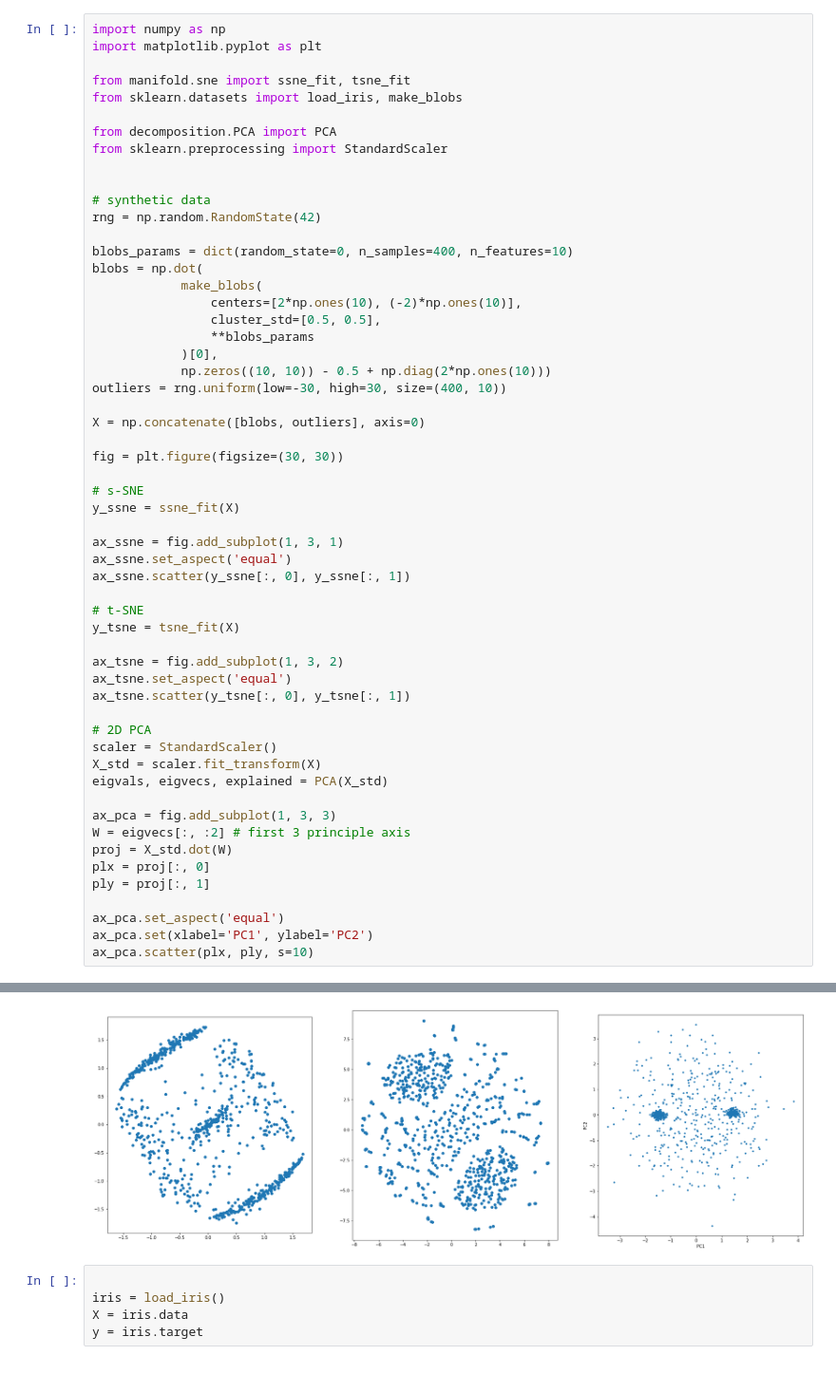
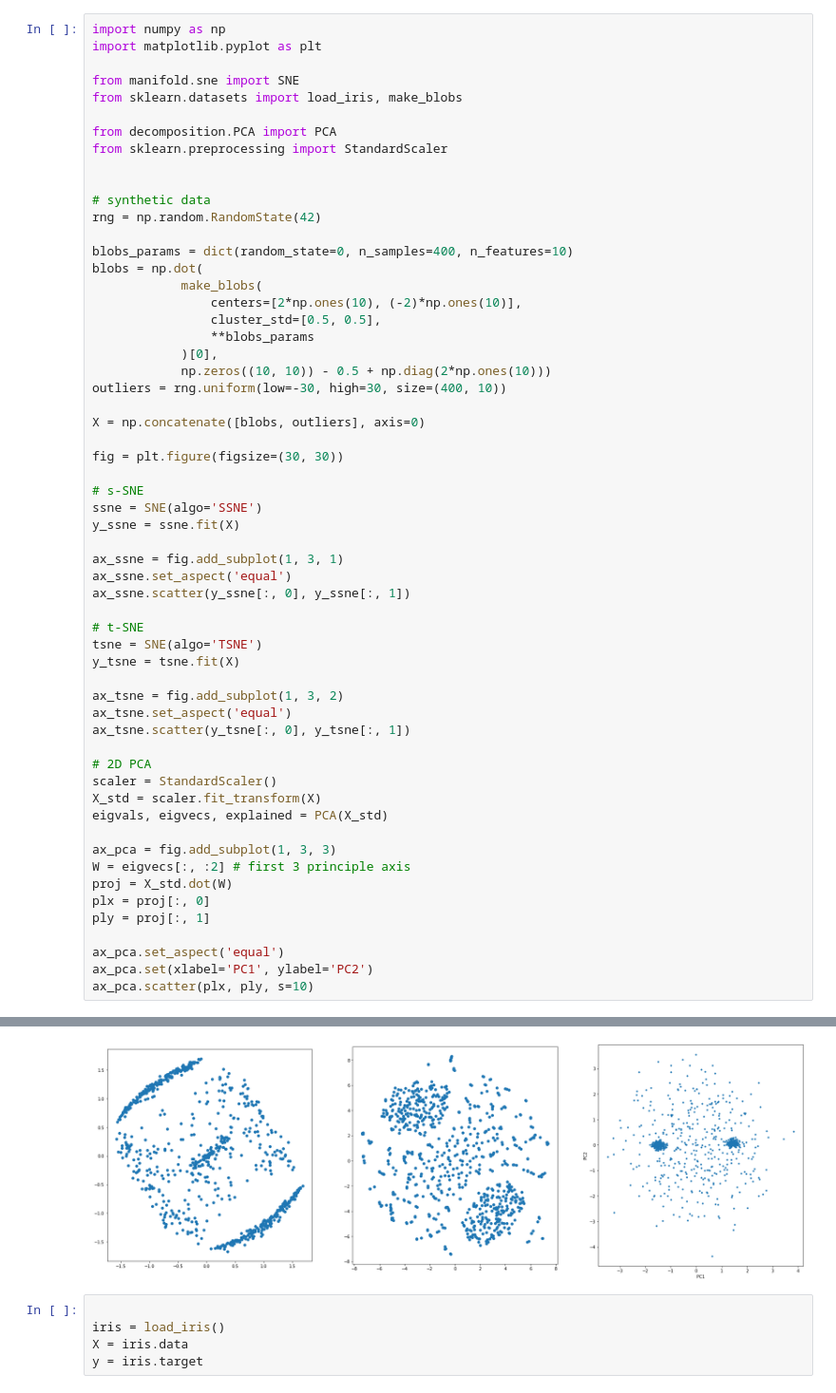
Before and after one commit to veevidify/data-pg, a Jupyter notebook: manifold/manifold_learning.ipynb, the cells around one changed output, grey strips where cells are left out. Shown: that part at 95% size. Cells and saved outputs as stored; diff of their text form.

```diff
--- a/manifold/manifold_learning.ipynb
+++ b/manifold/manifold_learning.ipynb
@@ -2,7 +2,7 @@
 import numpy as np
 import matplotlib.pyplot as plt
 
-from manifold.sne import ssne_fit, tsne_fit
+from manifold.sne import SNE
 from sklearn.datasets import load_iris, make_blobs
 
 from decomposition.PCA import PCA
@@ -27,14 +27,16 @@ X = np.concatenate([blobs, outliers], axis=0)
 fig = plt.figure(figsize=(30, 30))
 
 # s-SNE
-y_ssne = ssne_fit(X)
+ssne = SNE(algo='SSNE')
+y_ssne = ssne.fit(X)
 
 ax_ssne = fig.add_subplot(1, 3, 1)
 ax_ssne.set_aspect('equal')
 ax_ssne.scatter(y_ssne[:, 0], y_ssne[:, 1])
 
 # t-SNE
-y_tsne = tsne_fit(X)
+tsne = SNE(algo='TSNE')
+y_tsne = tsne.fit(X)
 
 ax_tsne = fig.add_subplot(1, 3, 2)
 ax_tsne.set_aspect('equal')
@@ -70,5 +76,5 @@ ax_pca.scatter(plx, ply, s=10)
 <matplotlib.collections.PathCollection at 0x...>
-[figure, old version]
+[figure, new version]
 # %%
 
 iris = load_iris()
```
Also changed, not shown: parts of 1 cell of this notebook, 1 other file.
